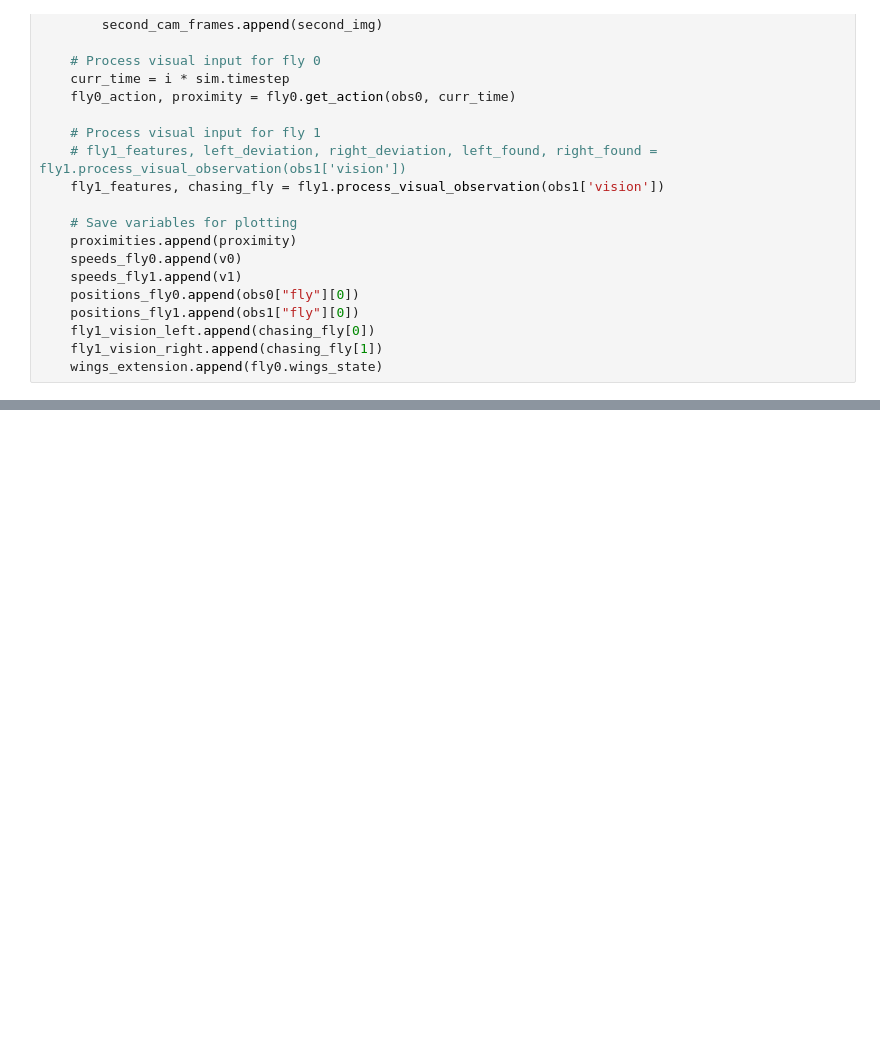
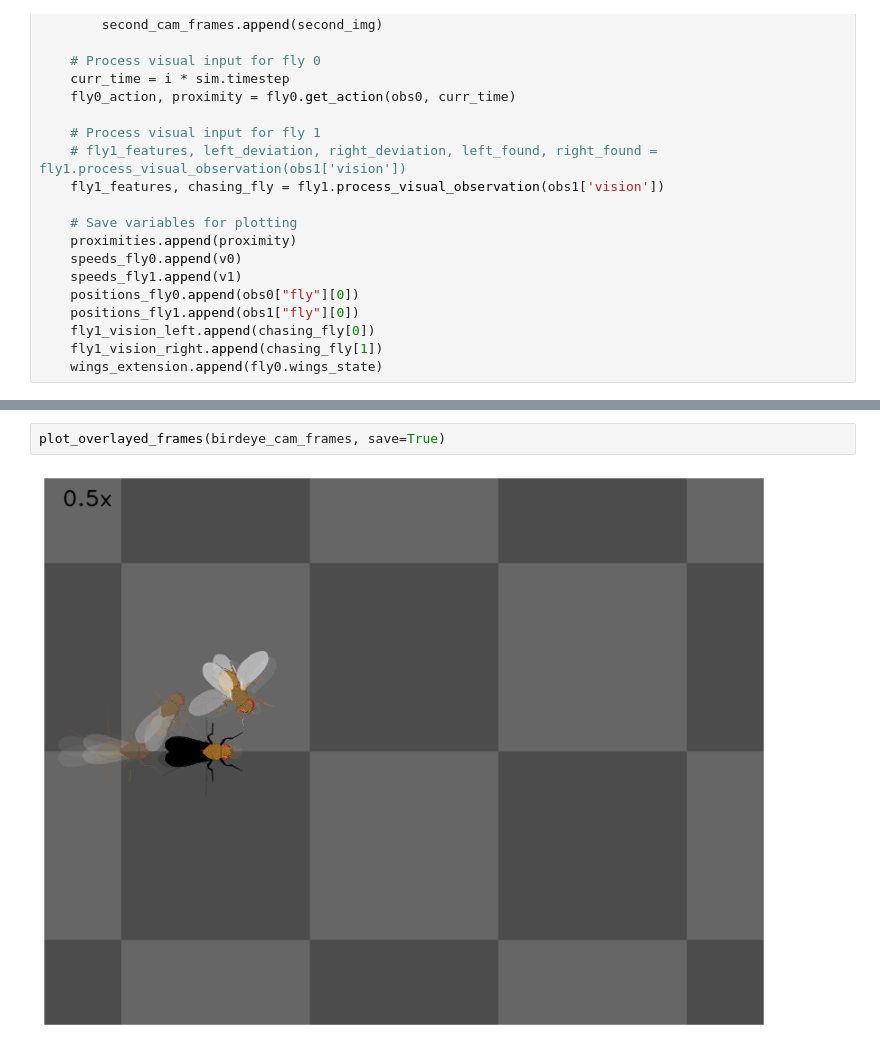
Before and after one commit to ValentineDelevaux/COBAR_project, a Jupyter notebook: 3_crab_walk_and_wings_extension.ipynb, the cells around one changed output, grey strips where cells are left out. Cells and saved outputs as stored; diff of their text form; blank space fills up the shorter version.

```diff
--- a/3_crab_walk_and_wings_extension.ipynb
+++ b/3_crab_walk_and_wings_extension.ipynb
@@ -208,0 +209,4 @@ plot_chasing(t, speeds_fly0, speeds_fly1, proximities)
+# %%
+plot_overlayed_frames(birdeye_cam_frames, save=True)
+# %% [output]
+[figure, added]
```
Also changed, not shown: parts of 6 cells of this notebook, 6 other files.
